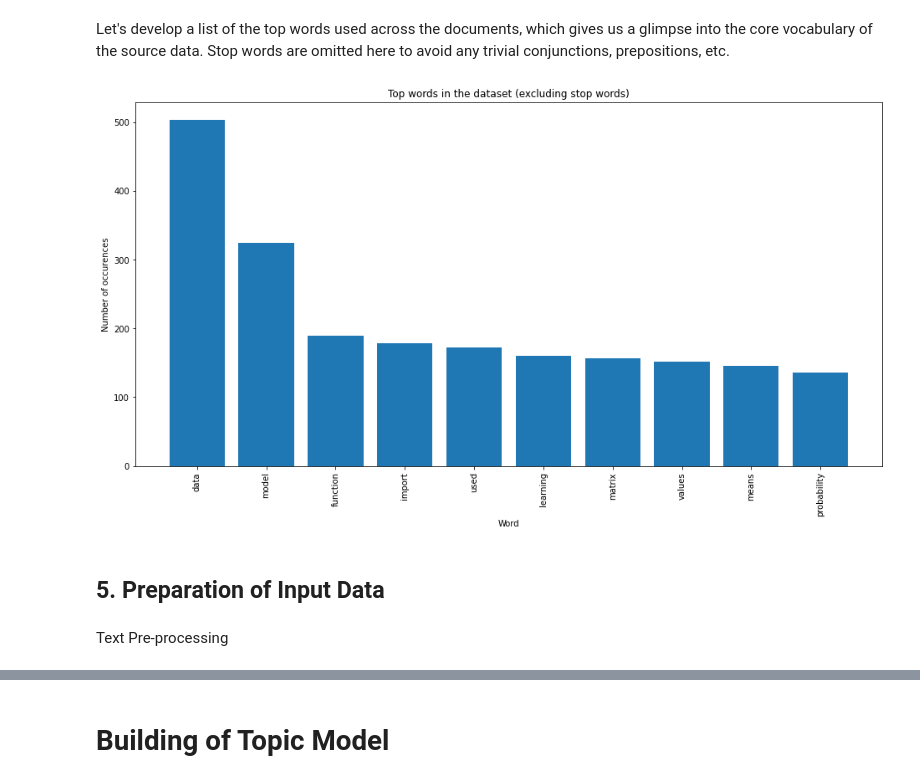
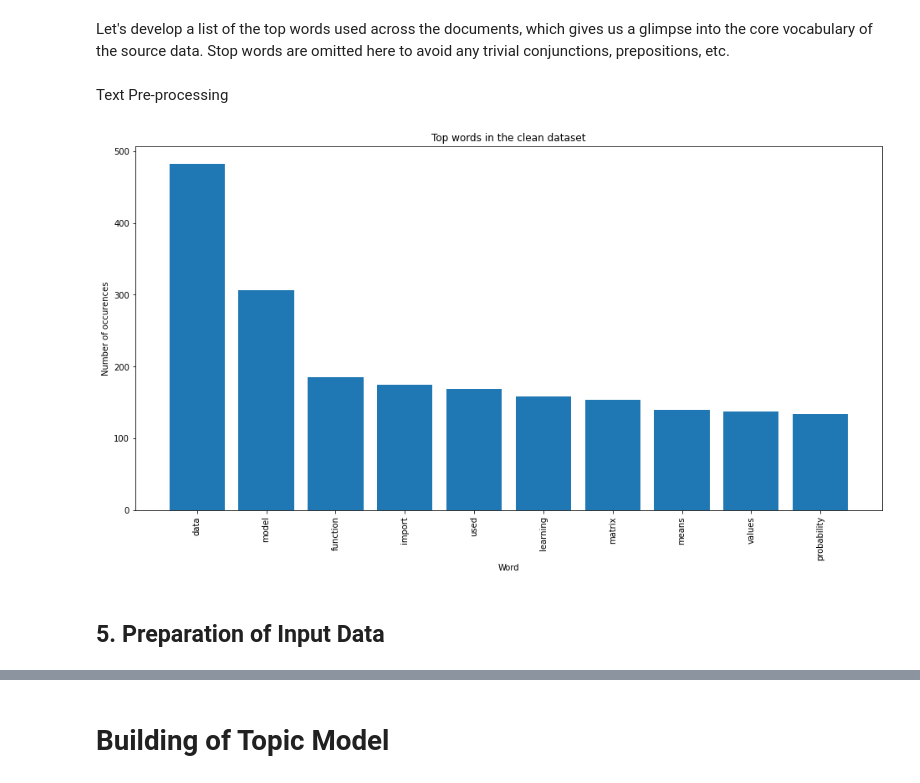
Before and after one commit to prabirdeb/Automated-Question-Answering-System, a Jupyter notebook: Automated_Question_Answering_Capstone_Project.ipynb, the cells around one changed output, grey strips where cells are left out. Cells and saved outputs as stored; diff of their text form; code cells hidden in the pictures.

```diff
--- a/Automated_Question_Answering_Capstone_Project.ipynb
+++ b/Automated_Question_Answering_Capstone_Project.ipynb
@@ -164,3 +169,6 @@ data_science_df_clean=data_science_df_clean.fillna("")
+# %%
+# Removing null value rows
+data_science_df_clean.dropna(inplace=True)
 # %%
 data_science_df_clean.info()
 # %% [output]
@@ -194,13 +193,8 @@ data_science_df_clean[(data_science_df_clean['Concept-1']=='No data')]
 # %%
 # Removing all the rows with no data and reseting index
-data_science_df_clean=data_science_df_clean[(data_science_df_clean['Concept-1']!='No data')].reset_index()
+data_science_df_clean=data_science_df_clean[(data_science_df_clean['documents']!='No data')].reset_index()
 # %%
 data_science_df_clean.drop('index',axis=1, inplace=True)
-# %%
-# Creating documents combining all the concepts columns
-data_science_df_clean['documents']=['' for k in range(len(data_science_df_clean['Concept-1']))]
-for k in data_science_df_clean.index:
-  data_science_df_clean['documents'][k]=' '.join(list(data_science_df_clean.iloc[k].values))
 # %%
 data_science_df_clean['documents']
 # %% [output]
@@ -219,2 +213,4 @@ Name: documents, Length: 94, dtype: object
 # %% [markdown]
 Let's develop a list of the top words used across the documents, which gives us a glimpse into the core vocabulary of the source data. Stop words are omitted here to avoid any trivial conjunctions, prepositions, etc.
+# %% [markdown]
+Text Pre-processing
@@ -221,11 +224,11 @@ Let's develop a list of the top words used across the documents, which gives us
 # %%
-# Define helper functions
+# Wrting top words function
 def get_top_n_words(n_top_words, count_vectorizer, text_data):
     '''
     returns a tuple of the top n words in a sample and their
     accompanying counts, given a CountVectorizer object and text sample
     '''
-    vectorized_documents = count_vectorizer.fit_transform(text_data.values)
+    vectorized_documents = count_vectorizer.fit_transform(text_data.apply(text_process).values) # also performing text processing
     vectorized_total = np.sum(vectorized_documents, axis=0)
     word_indices = np.flip(np.argsort(vectorized_total)[0,:], 1)
     word_values = np.flip(np.sort(vectorized_total)[0,:],1)
@@ -239,22 +242,21 @@ def get_top_n_words(n_top_words, count_vectorizer, text_data):
 
     return (words, word_values[0,:n_top_words].tolist()[0])
 # %%
+# Ploting top words in the entire dataset
 count_vectorizer = CountVectorizer(stop_words='english')
 words, word_values = get_top_n_words(n_top_words=10,
                                      count_vectorizer=count_vectorizer,
                                      text_data=data_science_df_clean['documents'])
 
 fig, ax = plt.subplots(figsize=(16,8))
 ax.bar(range(len(words)), word_values)
 ax.set_xticks(range(len(words)))
 ax.set_xticklabels(words, rotation='vertical')
-ax.set_title('Top words in the dataset (excluding stop words)')
+ax.set_title('Top words in the clean dataset')
 ax.set_xlabel('Word')
 ax.set_ylabel('Number of occurences')
 plt.show()
 # %% [output]
-[figure, old version]
+[figure, new version]
 # %% [markdown]
 ## **5. Preparation of Input Data**
-# %% [markdown]
-Text Pre-processing
```
Also changed, not shown: parts of 50 cells of this notebook.
